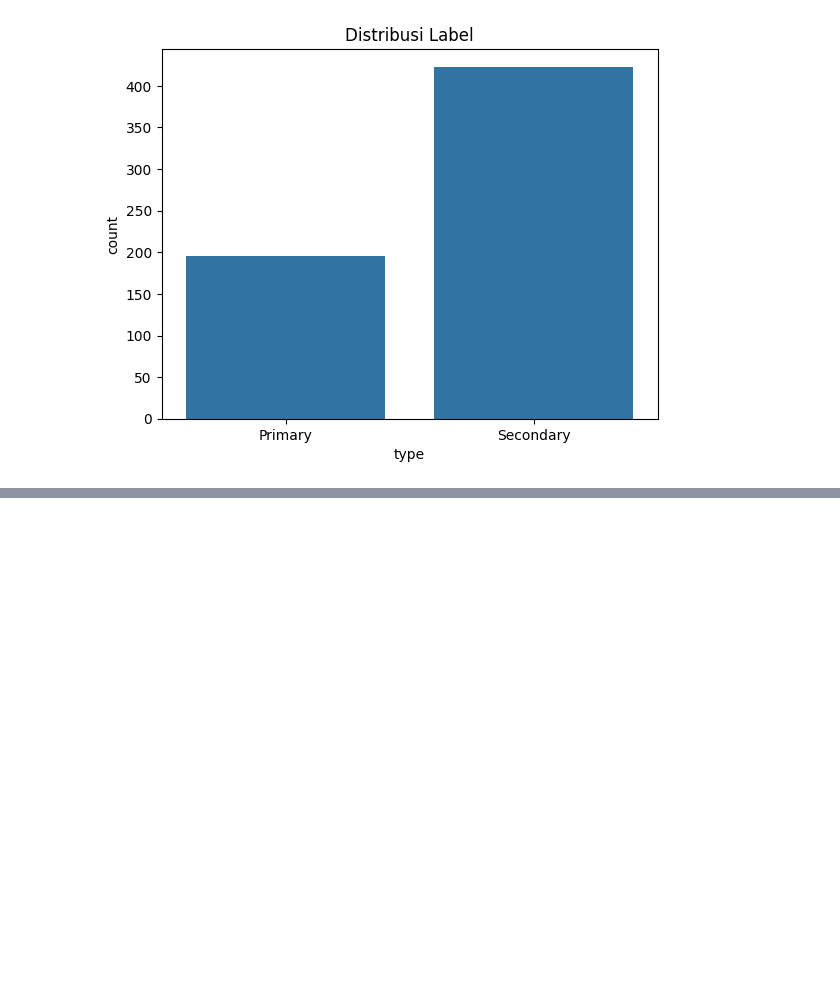
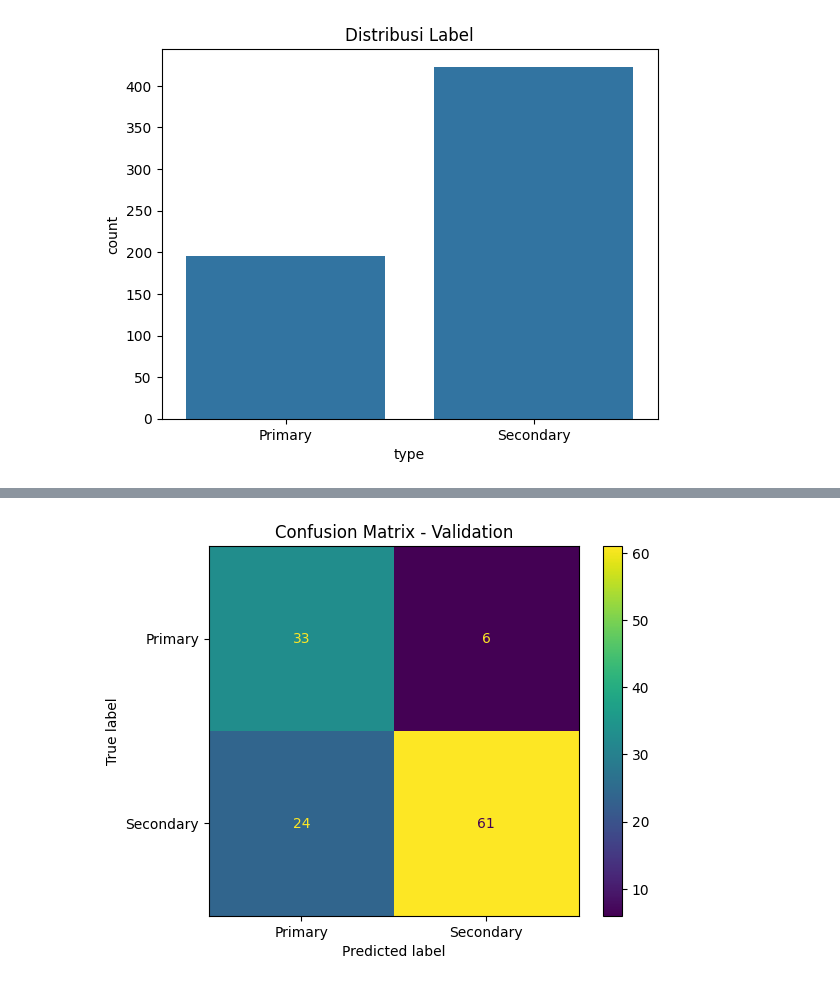
Before and after one commit to Azaiax/UAS_DML_KELOMPOK-A, a Jupyter notebook: UAS_DML_KELOMPOK-A.ipynb, the cells around one changed output, grey strips where cells are left out. Drawn from its saved outputs; the diff is of its cells as text; code cells hidden in the pictures; blank space fills up the shorter version.

Commit message:
evaluasi model

```diff
--- a/UAS_DML_KELOMPOK-A.ipynb
+++ b/UAS_DML_KELOMPOK-A.ipynb
@@ -196,0 +213,20 @@ Epoch 3 - Loss: 16.2950
+# %%
+from sklearn.metrics import classification_report
+
+model.eval()
+
+all_preds = []
+all_labels = []
+
+with torch.no_grad():
+    for batch in val_loader:
+        input_ids = batch['input_ids'].to(device)
+        attention_mask = batch['attention_mask'].to(device)
+        labels = batch['labels'].to(device)
+
+        outputs = model(input_ids=input_ids, attention_mask=attention_mask)
+        logits = outputs.logits
+        preds = torch.argmax(logits, dim=1)
+
+        all_preds.extend(preds.cpu().numpy())
+        all_labels.extend(labels.cpu().numpy())
@@ -196,0 +244,9 @@ Epoch 3 - Loss: 16.2950
+# %%
+from sklearn.metrics import ConfusionMatrixDisplay
+import matplotlib.pyplot as plt
+
+ConfusionMatrixDisplay.from_predictions(all_labels, all_preds, display_labels=["Primary", "Secondary"])
+plt.title("Confusion Matrix - Validation")
+plt.show()
+# %% [output]
+[figure, added]
```
Also changed, not shown: parts of 7 cells of this notebook.
